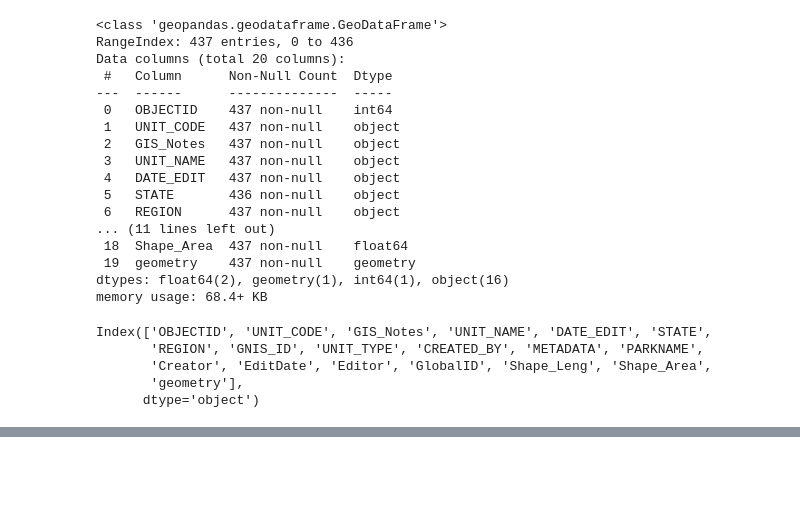
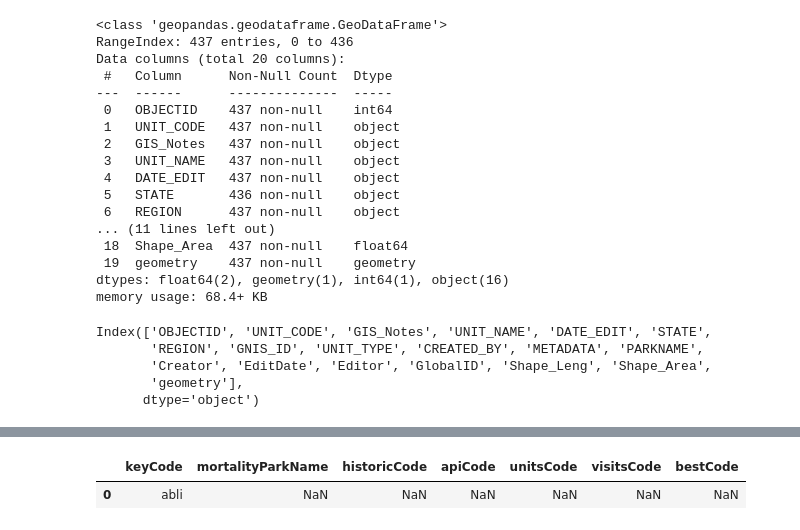
Before and after one commit to jeccalong/NPS_Mortality_Analysis, a Jupyter notebook: Notebooks/aquisitionAndCleaning.ipynb, the cells around one changed output, grey strips where cells are left out. Cells and saved outputs as stored; diff of their text form; code cells hidden in the pictures; blank space fills up the shorter version.

```diff
--- a/Notebooks/aquisitionAndCleaning.ipynb
+++ b/Notebooks/aquisitionAndCleaning.ipynb
@@ -1758,0 +1907,4 @@ Index(['OBJECTID', 'UNIT_CODE', 'GIS_Notes', 'UNIT_NAME', 'DATE_EDIT', 'STATE',
+# %%
+df_all_codes = pd.DataFrame(all_codes, columns=["keyCode"])
+
+df_all_codes.head()
@@ -1758,0 +1969,4 @@ Index(['OBJECTID', 'UNIT_CODE', 'GIS_Notes', 'UNIT_NAME', 'DATE_EDIT', 'STATE',
+# %%
+df_code_key = df_code_key[df_code_key["bestCode"].notna()].reset_index(drop=True)
+
+df_code_key.info()
@@ -1758,0 +1987,12 @@ Index(['OBJECTID', 'UNIT_CODE', 'GIS_Notes', 'UNIT_NAME', 'DATE_EDIT', 'STATE',
+# %%
+df_code_key = df_all_codes.merge(
+    df_code_key,
+    how="left",
+    left_on="keyCode",
+    right_on="bestCode"
+)
+
+df_code_key.head(1)
+# %% [output]
+|  | keyCode | mortalityParkName | historicCode | apiCode | unitsCode | visitsCode | bestCode |
+| 0 | abli | NaN | NaN | NaN | NaN | NaN | NaN |
```
Also changed, not shown: parts of 33 cells of this notebook, 1 other file.
